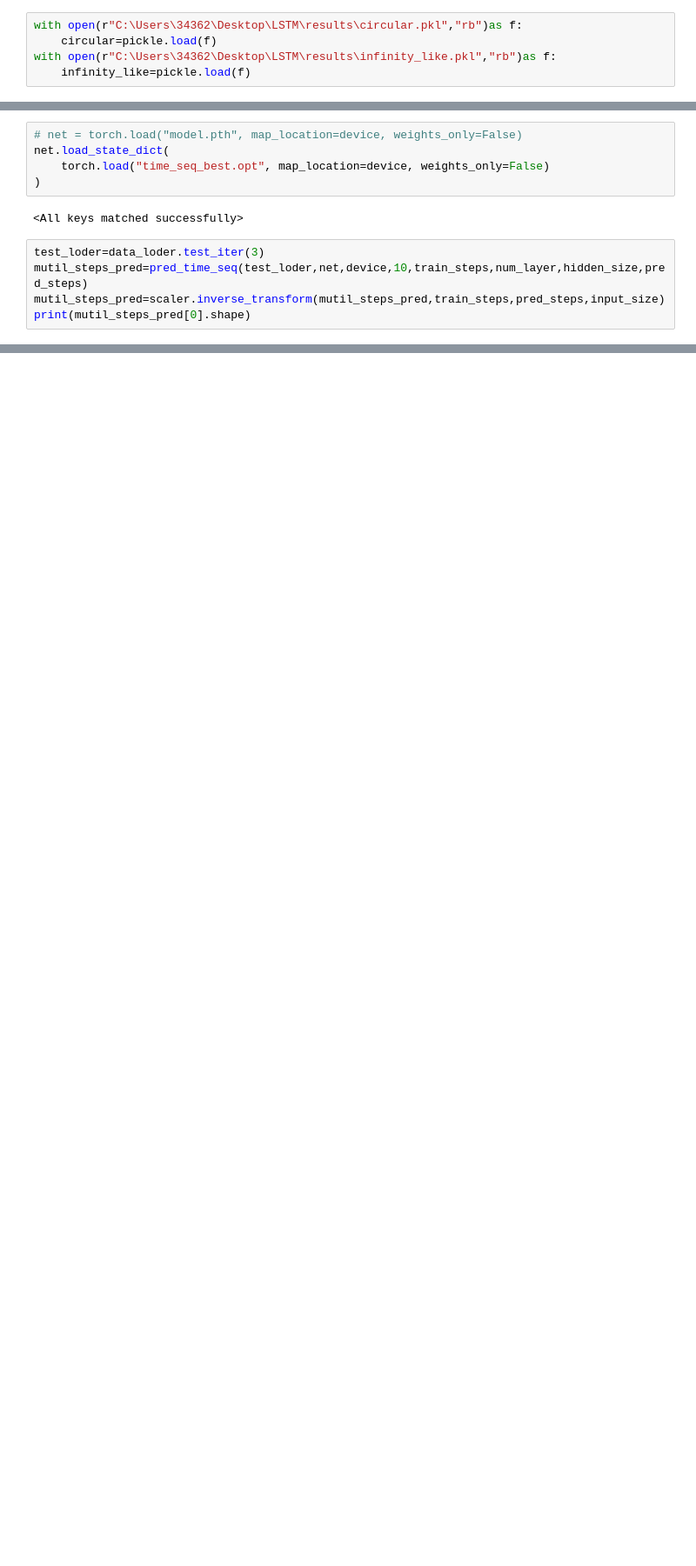
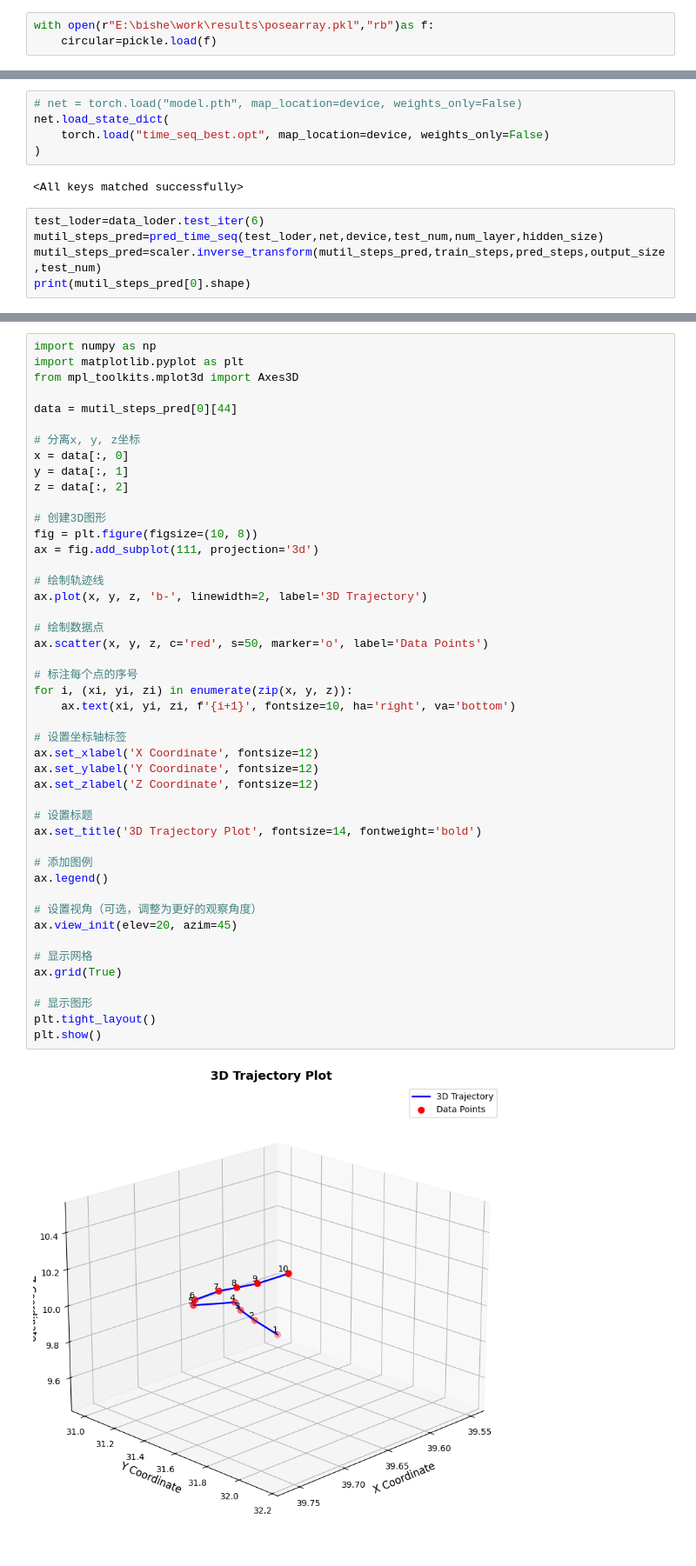
Before and after one commit to ahshs69/Trajectory-Prediction-of-eVTOL-Based-on-LSTM, a Jupyter notebook: prediction.ipynb, the cells around one changed output, grey strips where cells are left out. Shown at 87% size. Drawn from its saved outputs; the diff is of its cells as text; blank space fills up the shorter version.

```diff
--- a/prediction.ipynb
+++ b/prediction.ipynb
@@ -68,6 +9,4 @@ class Seq2Seq(nn.Module):
 # %%
-with open(r"C:\Users\34362\Desktop\LSTM\results\circular.pkl","rb")as f:
+with open(r"E:\bishe\work\results\posearray.pkl","rb")as f:
     circular=pickle.load(f)
-with open(r"C:\Users\34362\Desktop\LSTM\results\infinity_like.pkl","rb")as f:
-    infinity_like=pickle.load(f)
 # %%
@@ -89,8 +39,8 @@ net.load_state_dict(
 # %% [output]
 <All keys matched successfully>
 # %%
-test_loder=data_loder.test_iter(3)
-mutil_steps_pred=pred_time_seq(test_loder,net,device,10,train_steps,num_layer,hidden_size,pred_steps)
-mutil_steps_pred=scaler.inverse_transform(mutil_steps_pred,train_steps,pred_steps,input_size)
+test_loder=data_loder.test_iter(6)
+mutil_steps_pred=pred_time_seq(test_loder,net,device,test_num,num_layer,hidden_size)
+mutil_steps_pred=scaler.inverse_transform(mutil_steps_pred,train_steps,pred_steps,output_size,test_num)
 print(mutil_steps_pred[0].shape)
 # %% [output]
@@ -149,3 +74,51 @@ circular[3278+5][20:42]
+# %%
+import numpy as np
+import matplotlib.pyplot as plt
+from mpl_toolkits.mplot3d import Axes3D
+
+data = mutil_steps_pred[0][44]
+
+# 分离x, y, z坐标
+x = data[:, 0]
+y = data[:, 1]
+z = data[:, 2]
+
+# 创建3D图形
+fig = plt.figure(figsize=(10, 8))
+ax = fig.add_subplot(111, projection='3d')
+
+# 绘制轨迹线
+ax.plot(x, y, z, 'b-', linewidth=2, label='3D Trajectory')
+
+# 绘制数据点
+ax.scatter(x, y, z, c='red', s=50, marker='o', label='Data Points')
+
+# 标注每个点的序号
+for i, (xi, yi, zi) in enumerate(zip(x, y, z)):
+    ax.text(xi, yi, zi, f'{i+1}', fontsize=10, ha='right', va='bottom')
+
+# 设置坐标轴标签
+ax.set_xlabel('X Coordinate', fontsize=12)
+ax.set_ylabel('Y Coordinate', fontsize=12)
+ax.set_zlabel('Z Coordinate', fontsize=12)
+
+# 设置标题
+ax.set_title('3D Trajectory Plot', fontsize=14, fontweight='bold')
+
+# 添加图例
+ax.legend()
+
+# 设置视角（可选，调整为更好的观察角度）
+ax.view_init(elev=20, azim=45)
+
+# 显示网格
+ax.grid(True)
+
+# 显示图形
+plt.tight_layout()
+plt.show()
+# %% [output]
+[figure, added]
 # %%
 test_start_idx = len(circular) - test_num
 for i in range(test_num):
```
Also changed, not shown: parts of 7 cells of this notebook, 54 other files.
